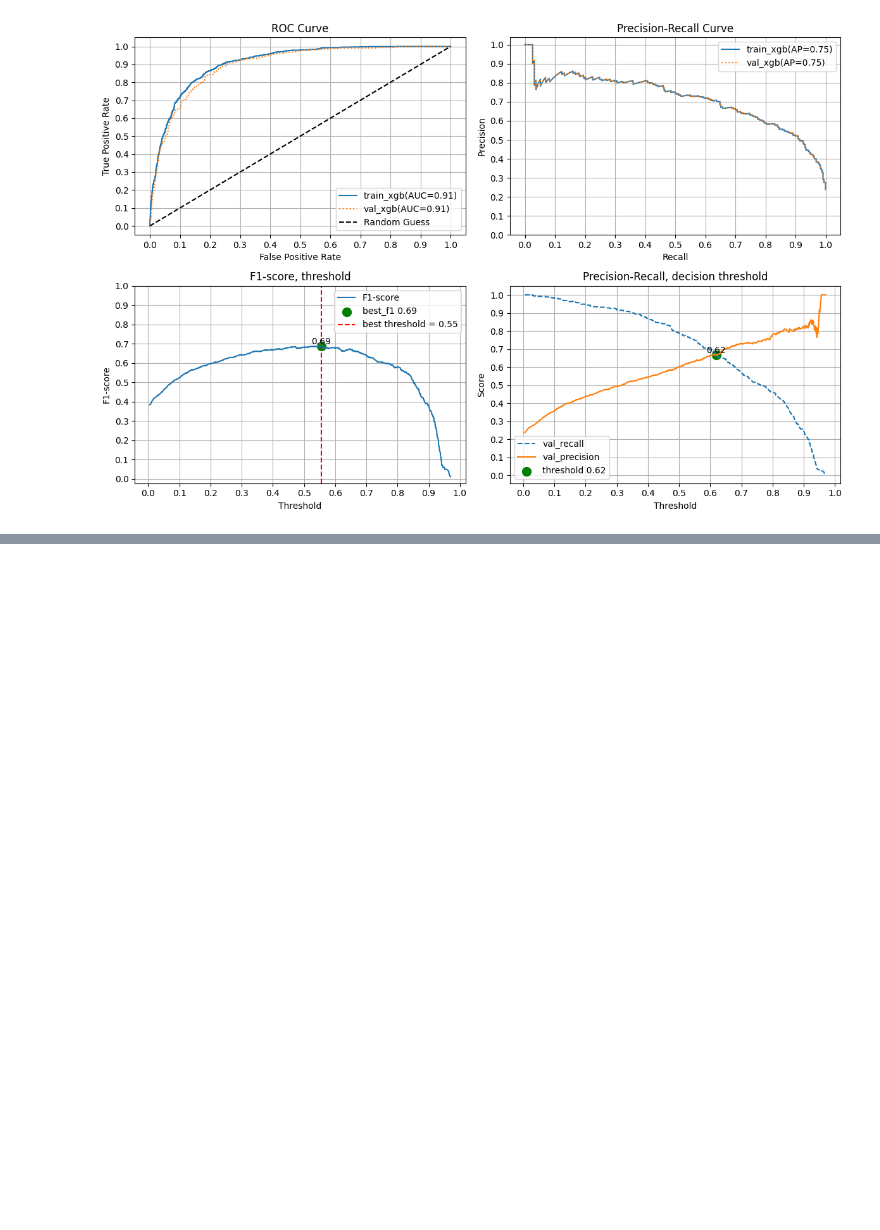
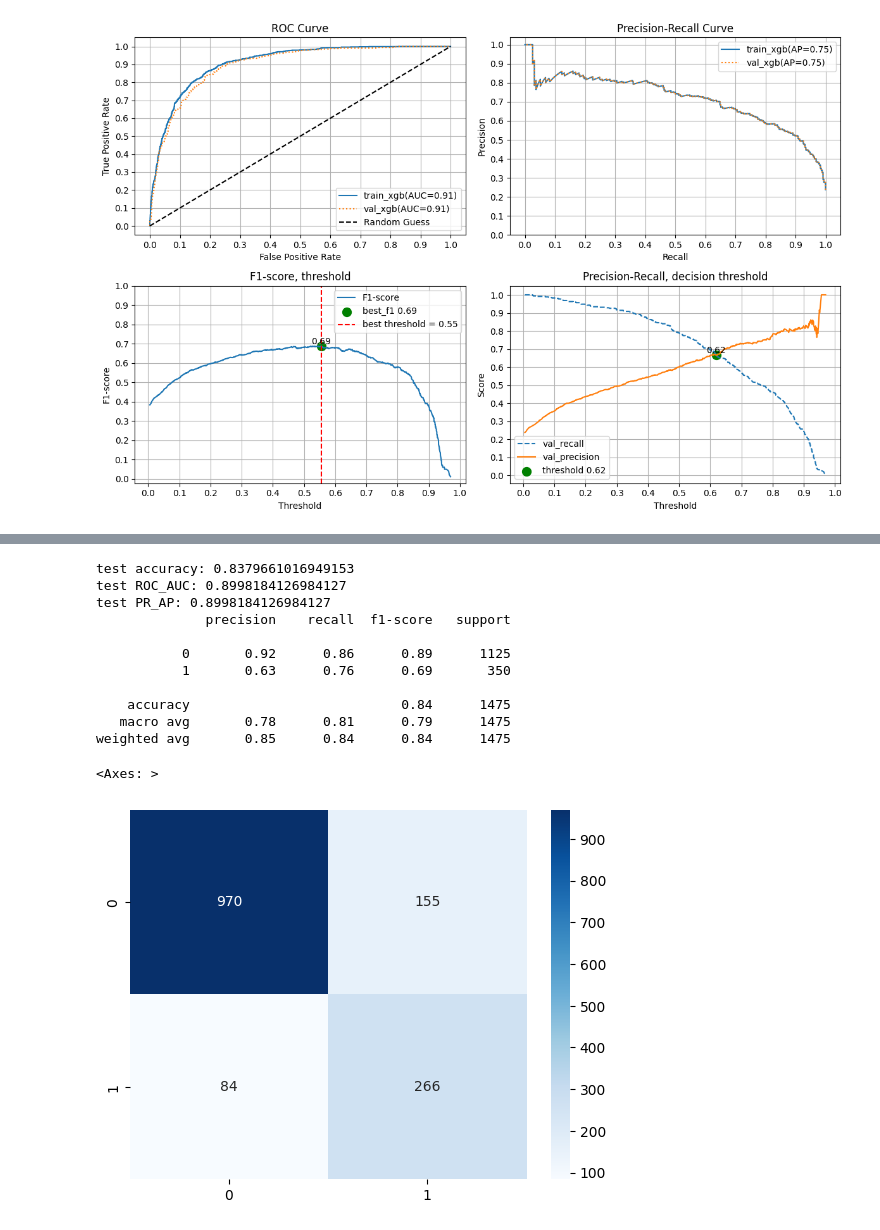
Before and after one commit to michael-0907/tibami, a Jupyter notebook: bank_after_discussion_0324_1_feature_select.ipynb, the cells around one changed output, grey strips where cells are left out. Drawn from its saved outputs; the diff is of its cells as text; code cells hidden in the pictures; blank space fills up the shorter version.

```diff
--- a/bank_after_discussion_0324_1_feature_select.ipynb
+++ b/bank_after_discussion_0324_1_feature_select.ipynb
@@ -337,3 +337,11 @@ ax[3].grid(True)
 plt.tight_layout()
 # %% [output]
 [figure]
+# %%
+# 合併訓練組、驗證組
+
+X_train_val_preproceed = pd.concat([X_train_preproceed, X_val_preproceed], axis=0)
+y_train_val_preproceed = pd.concat([y_train, y_val], axis=0)
+
+display(X_train_preproceed.shape, X_val_preproceed.shape)
+display(X_train_val_preproceed.shape, y_train_val_preproceed.shape)
@@ -339,0 +353,5 @@ plt.tight_layout()
+# %%
+# 合併後重新訓練，得到 final model
+
+model_final = model.fit(X_train_val_preproceed, y_train_val_preproceed)
+joblib.dump(model_final, "model_final.pkl")
@@ -339,0 +360,6 @@ plt.tight_layout()
+# %%
+# 對測試組進行預處理
+
+X_test_preproceed = preprocessor.transform(X_test)
+display(X_test.shape, y_test.shape)
+display(X_test_preproceed.shape, y_test.shape)
@@ -339,0 +371,37 @@ plt.tight_layout()
+# %%
+# 對測試組進行預測，產生報告。
+# threshold 參照找出來的決策門檻值， 0.55
+
+y_test_score = model.predict_proba(X_test_preproceed)[:, 1]
+y_test_pred = (y_test_score >= threshold).astype(float)
+test_accuracy = accuracy_score(y_test, y_test_pred)
+test_report = classification_report(y_test, y_test_pred)
+cm = confusion_matrix(y_test, y_test_pred)
+
+
+test_fpr, test_tpr, _ = roc_curve(y_test, y_test_score)
+test_roc_auc = auc(test_fpr, test_tpr)
+
+test_precisions, test_recalls, _ = precision_recall_curve(y_test, y_test_score)
+test_ap_score = average_precision_score(y_test, y_test_score)
+
+print(f"test accuracy: {test_accuracy}")
+print(f"test ROC_AUC: {test_roc_auc}")
+print(f"test PR_AP: {test_roc_auc}")
+print(test_report)
+
+sns.heatmap(data=cm, annot=True, fmt="d", cmap="Blues")
+# %% [output]
+test accuracy: 0.8379661016949153
+test ROC_AUC: 0.8998184126984127
+test PR_AP: 0.8998184126984127
+              precision    recall  f1-score   support
+
+           0       0.92      0.86      0.89      1125
+           1       0.63      0.76      0.69       350
+
+    accuracy                           0.84      1475
+   macro avg       0.78      0.81      0.79      1475
+weighted avg       0.85      0.84      0.84      1475
+<Axes: >
+[figure, added]
```
Also changed, not shown: parts of 4 cells of this notebook.
